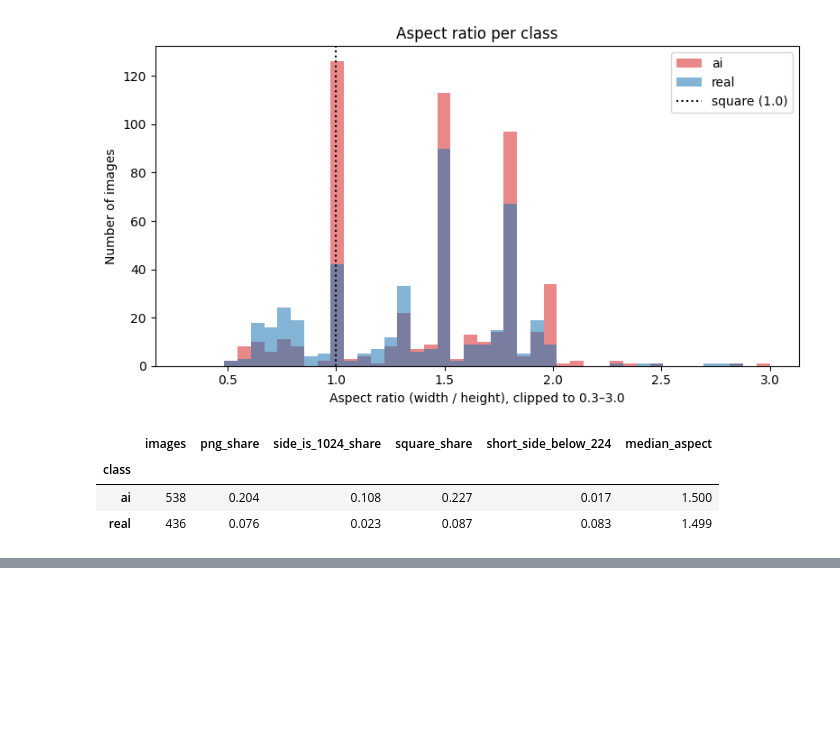
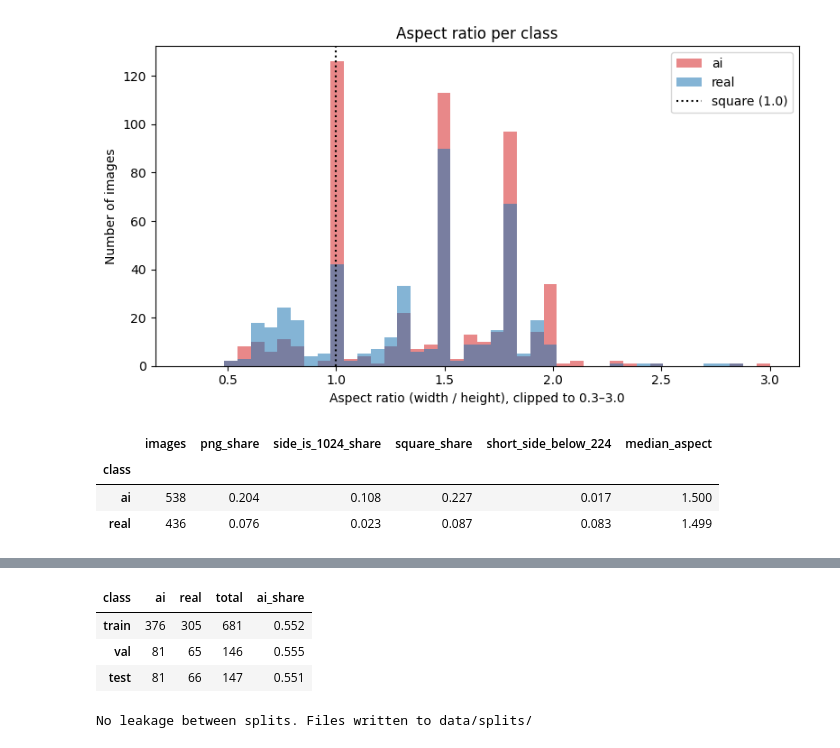
Before and after one commit to bhatti-zayan/23L-0951_A2_Ops, a Jupyter notebook: notebooks/01_data.ipynb, the cells around one changed output, grey strips where cells are left out. Saved outputs shown, nothing was run; the diff lists cells and outputs as text; code cells hidden in the pictures; blank space fills up the shorter version.

Commit message:
Steps 6-7: DVC dataset tracking + stratified split lists (Task 1.4)

```diff
--- a/notebooks/01_data.ipynb
+++ b/notebooks/01_data.ipynb
@@ -612,0 +856,35 @@ risk.round(3).to_csv("reports/audit/shortcut_risk.csv")
+# %%
+from sklearn.model_selection import train_test_split
+
+SEED = 42
+audit = pd.read_csv("reports/audit/audit_table.csv")
+clean = audit[audit["readable"] & ~audit["is_extra_copy"]].copy()   # drop the duplicate copy
+clean["label"] = (clean["class"] == "ai").astype(int)              # 1 = AI-generated, 0 = real
+
+train, temp = train_test_split(clean, test_size=0.30, stratify=clean["label"], random_state=SEED)
+val, test   = train_test_split(temp,  test_size=0.50, stratify=temp["label"],  random_state=SEED)
+
+split_dir = PROJECT_DIR / "data" / "splits"
+split_dir.mkdir(parents=True, exist_ok=True)
+cols = ["rel_path", "class", "label", "sha256"]
+for name, part in [("train", train), ("val", val), ("test", test)]:
+    part[cols].sort_values("rel_path").to_csv(split_dir / f"{name}.csv", index=False)
+
+# Sanity checks: no image may appear in two splits (checked by content hash)
+s_tr, s_va, s_te = set(train.sha256), set(val.sha256), set(test.sha256)
+assert not (s_tr & s_va) and not (s_tr & s_te) and not (s_va & s_te), "LEAKAGE between splits!"
+assert len(train) + len(val) + len(test) == len(clean)
+
+summary = pd.DataFrame({n: p["class"].value_counts() for n, p in
+                        [("train", train), ("val", val), ("test", test)]}).T
+summary["total"] = summary.sum(axis=1)
+summary["ai_share"] = (summary["ai"] / summary["total"]).round(3)
+display(summary)
+summary.to_csv("reports/audit/split_summary.csv")
+print("No leakage between splits. Files written to data/splits/")
+# %% [output]
+| class | ai | real | total | ai_share |
+| train | 376 | 305 | 681 | 0.552 |
+| val | 81 | 65 | 146 | 0.555 |
+| test | 81 | 66 | 147 | 0.551 |
+No leakage between splits. Files written to data/splits/
```
Also changed, not shown: parts of 9 cells of this notebook, 4 other files.
